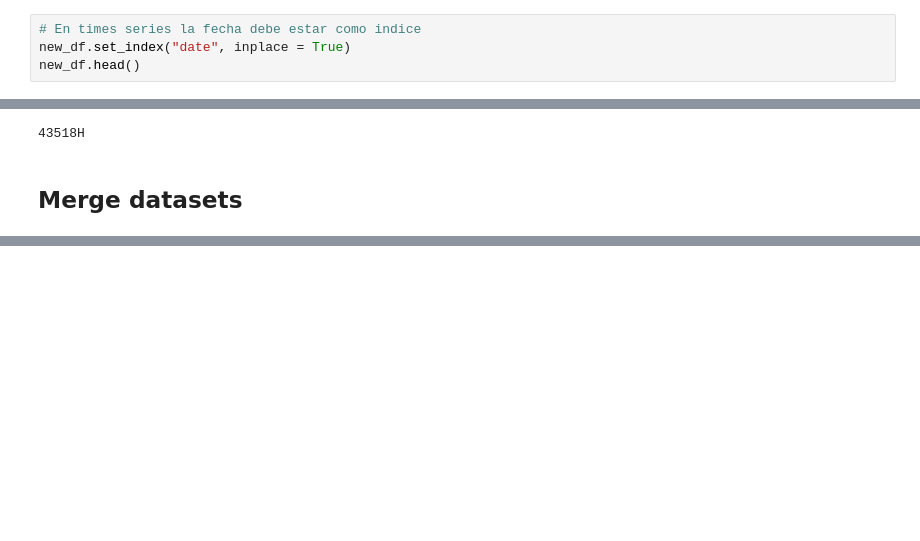
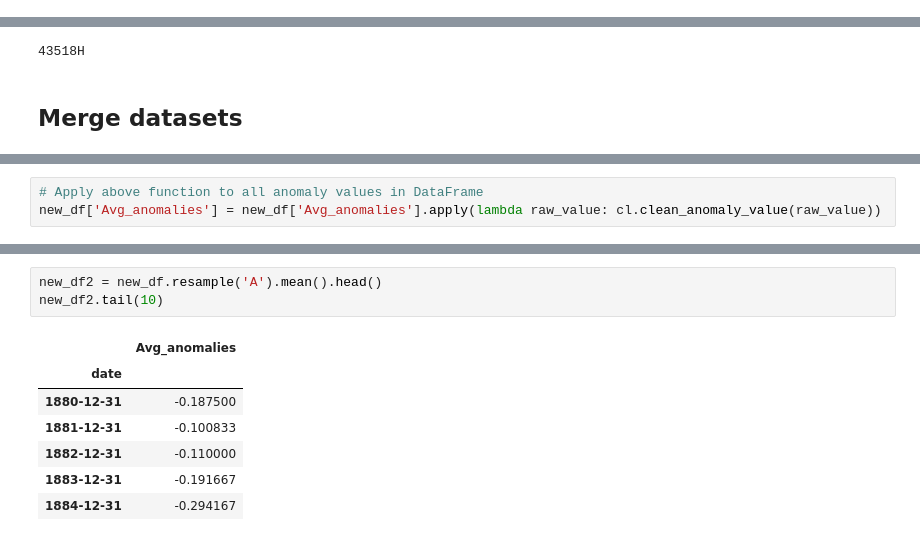
Before and after one commit to AnaAGG/Time_Series_Project, a Jupyter notebook: Notebooks/1.2_Temperature.ipynb, the cells around one changed output, grey strips where cells are left out. Drawn from its saved outputs; the diff is of its cells as text; blank space fills up the shorter version.

```diff
--- a/Notebooks/1.2_Temperature.ipynb
+++ b/Notebooks/1.2_Temperature.ipynb
@@ -149,7 +147,3 @@ new_df.head()
 | 2 | 1880-03-31 | None |
 | 3 | 1880-04-30 | None |
 | 4 | 1880-05-31 | None |
-# %%
-# En times series la fecha debe estar como indice
-new_df.set_index("date", inplace = True)
-new_df.head()
@@ -229,0 +172,3 @@ TypeError: '<=' not supported between instances of 'int' and 'str'
+# %%
+# Apply above function to all anomaly values in DataFrame
+new_df['Avg_anomalies'] = new_df['Avg_anomalies'].apply(lambda raw_value: cl.clean_anomaly_value(raw_value))
@@ -229,0 +192,11 @@ TypeError: '<=' not supported between instances of 'int' and 'str'
+# %%
+new_df2 = new_df.resample('A').mean().head()
+new_df2.tail(10)
+# %% [output]
+|  | Avg_anomalies |
+| date |  |
+| 1880-12-31 | -0.187500 |
+| 1881-12-31 | -0.100833 |
+| 1882-12-31 | -0.110000 |
+| 1883-12-31 | -0.191667 |
+| 1884-12-31 | -0.294167 |
```
Also changed, not shown: parts of 21 cells of this notebook.
